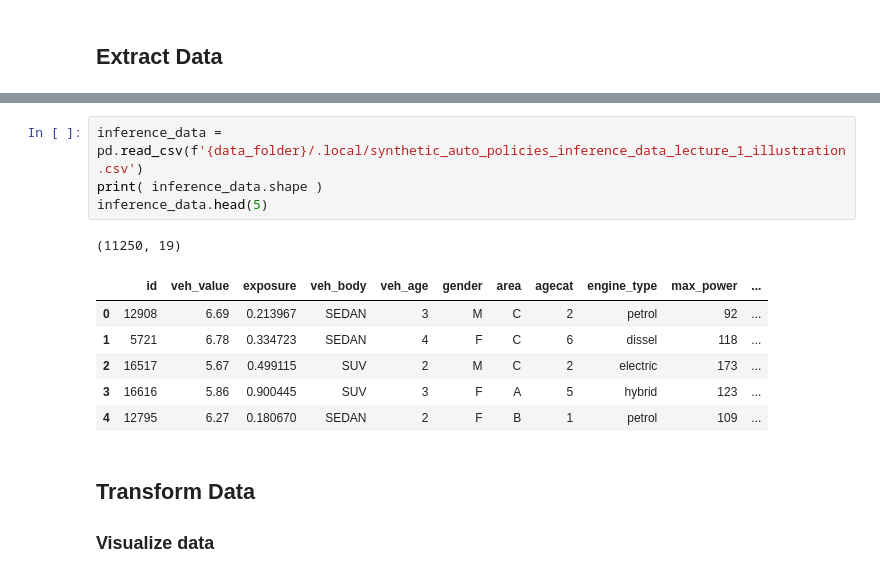
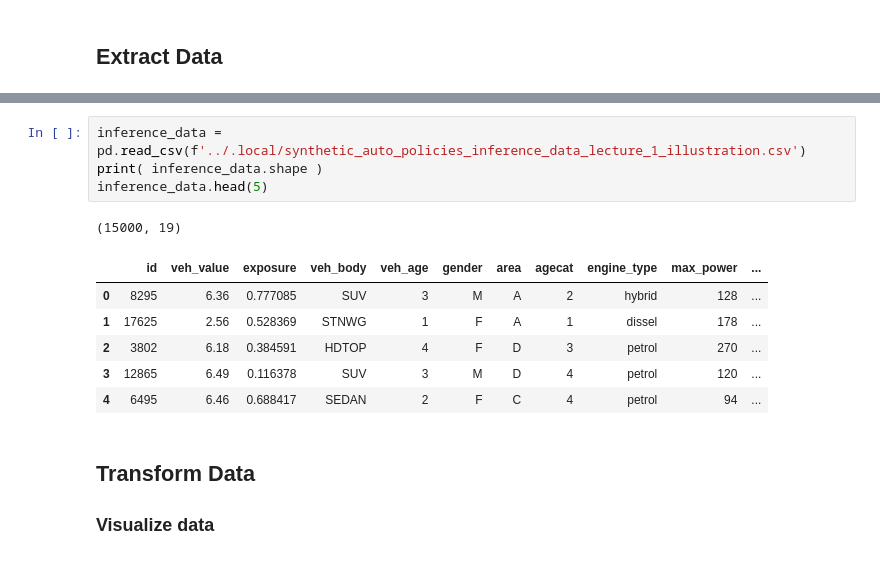
Before and after one commit to mengjin67/data_science_bootcamp_lecture_1, a Jupyter notebook: analysis_pipeline/1_data_etl.ipynb, the cells around one changed output, grey strips where cells are left out. Saved outputs shown, nothing was run; the diff lists cells and outputs as text.

Commit message:
Clean up the repo to be ready for tomorrow's lecture

```diff
--- a/analysis_pipeline/1_data_etl.ipynb
+++ b/analysis_pipeline/1_data_etl.ipynb
@@ -56,17 +46,17 @@ model_data.head(5)
 | 4 | 3264 | 1 | 1|bld | 5.06 | 0.138961 | STNWG | 3 | M | E | 3 | ... | ... |
 5 rows × 24 columns
 # %%
-inference_data = pd.read_csv(f'{data_folder}/.local/synthetic_auto_policies_inference_data_lecture_1_illustration.csv')
+inference_data = pd.read_csv(f'../.local/synthetic_auto_policies_inference_data_lecture_1_illustration.csv')
 print( inference_data.shape )
 inference_data.head(5)
 # %% [output]
-(11250, 19)
+(15000, 19)
 |  | id | veh_value | exposure | veh_body | veh_age | gender | area | agecat | engine_type | max_power | ... |
-| 0 | 12908 | 6.69 | 0.213967 | SEDAN | 3 | M | C | 2 | petrol | 92 | ... |
-| 1 | 5721 | 6.78 | 0.334723 | SEDAN | 4 | F | C | 6 | dissel | 118 | ... |
-| 2 | 16517 | 5.67 | 0.499115 | SUV | 2 | M | C | 2 | electric | 173 | ... |
-| 3 | 16616 | 5.86 | 0.900445 | SUV | 3 | F | A | 5 | hybrid | 123 | ... |
-| 4 | 12795 | 6.27 | 0.180670 | SEDAN | 2 | F | B | 1 | petrol | 109 | ... |
+| 0 | 8295 | 6.36 | 0.777085 | SUV | 3 | M | A | 2 | hybrid | 128 | ... |
+| 1 | 17625 | 2.56 | 0.528369 | STNWG | 1 | F | A | 1 | dissel | 178 | ... |
+| 2 | 3802 | 6.18 | 0.384591 | HDTOP | 4 | F | D | 3 | petrol | 270 | ... |
+| 3 | 12865 | 6.49 | 0.116378 | SUV | 3 | M | D | 4 | petrol | 120 | ... |
+| 4 | 6495 | 6.46 | 0.688417 | SEDAN | 2 | F | C | 4 | petrol | 94 | ... |
 # %% [markdown]
 ## Transform Data
 ### Visualize data
```
Also changed, not shown: parts of 2 cells of this notebook, 5 other files.
